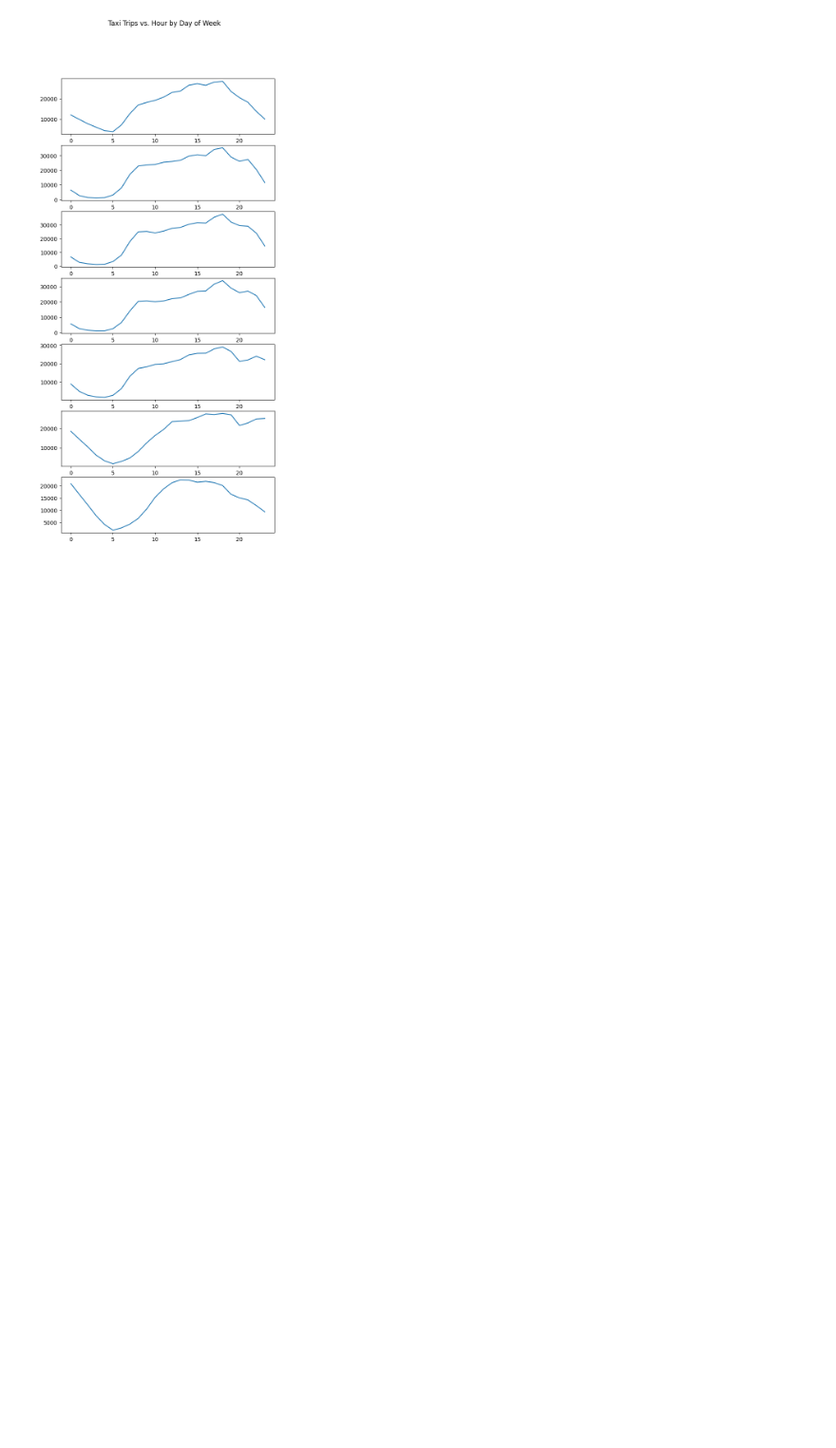
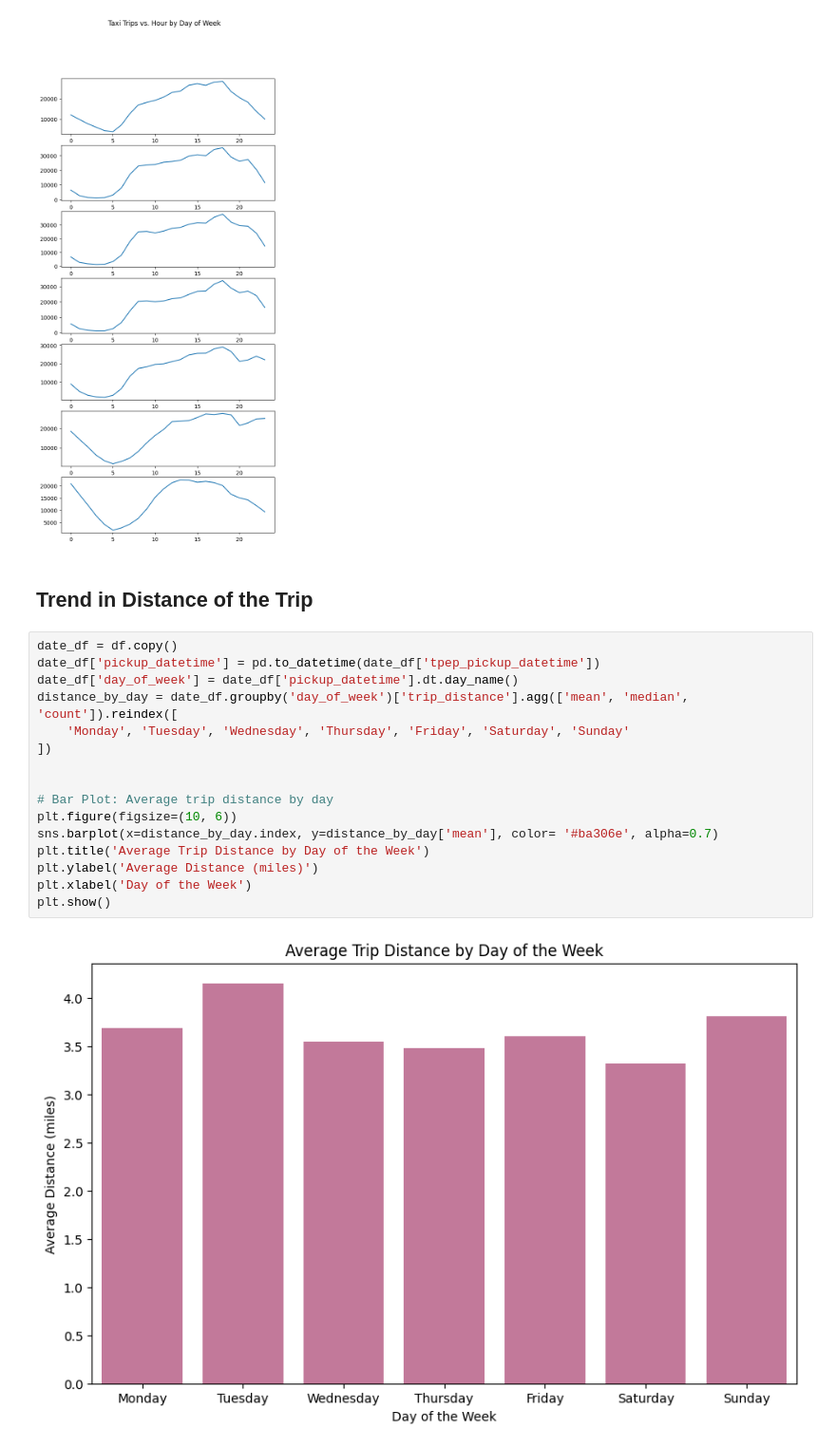
Before and after one commit to yiranliu77/CMSC320-Final-Project, a Jupyter notebook: Data_analysis.ipynb, the cells around one changed output. Shown: that part at 95% size. Cells and saved outputs as stored; diff of their text form; blank space fills up the shorter version.

```diff
--- a/Data_analysis.ipynb
+++ b/Data_analysis.ipynb
@@ -210,3 +210,23 @@ axs[6].plot(sundays['hour'], sundays['count'])
 # %% [output]
 [<matplotlib.lines.Line2D at 0x...>]
 [figure]
+# %% [markdown]
+## Trend in Distance of the Trip
+# %%
+date_df = df.copy()
+date_df['pickup_datetime'] = pd.to_datetime(date_df['tpep_pickup_datetime'])
+date_df['day_of_week'] = date_df['pickup_datetime'].dt.day_name()
+distance_by_day = date_df.groupby('day_of_week')['trip_distance'].agg(['mean', 'median', 'count']).reindex([
+    'Monday', 'Tuesday', 'Wednesday', 'Thursday', 'Friday', 'Saturday', 'Sunday'
+])
+
+
+# Bar Plot: Average trip distance by day
+plt.figure(figsize=(10, 6))
+sns.barplot(x=distance_by_day.index, y=distance_by_day['mean'], color= '#ba306e', alpha=0.7)
+plt.title('Average Trip Distance by Day of the Week')
+plt.ylabel('Average Distance (miles)')
+plt.xlabel('Day of the Week')
+plt.show()
+# %% [output]
+[figure, added]
```
Also changed, not shown: parts of 1 cell of this notebook.
